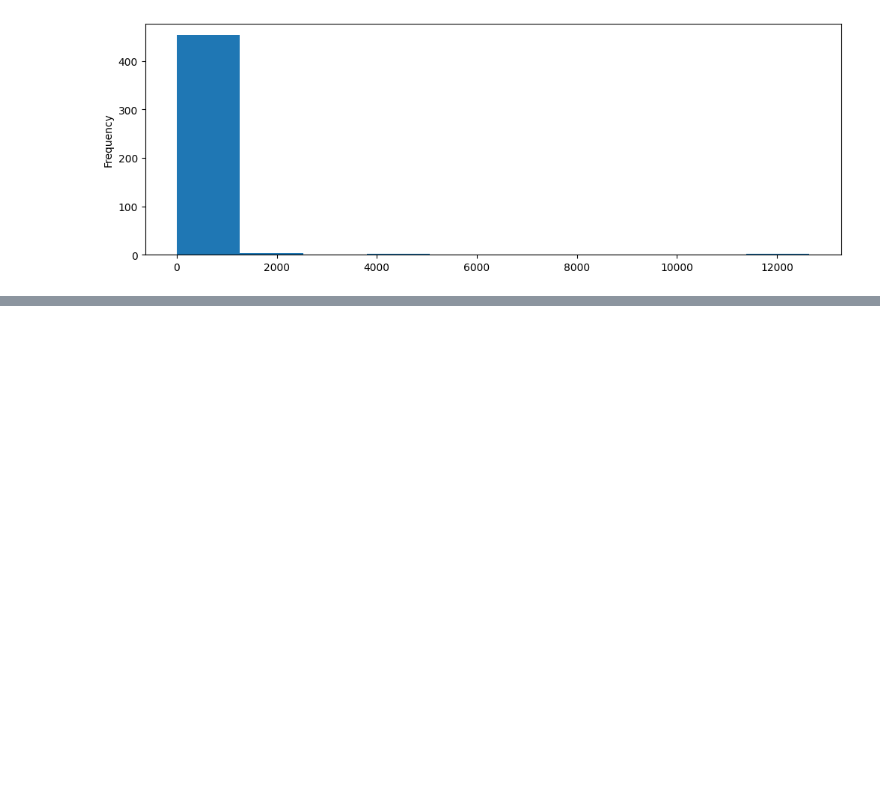
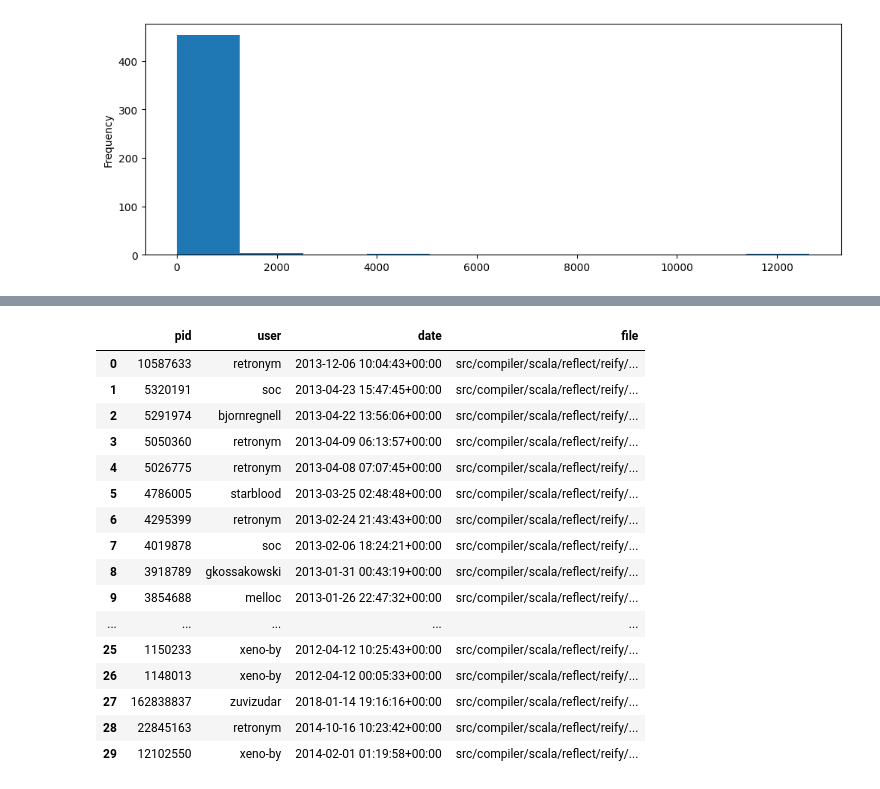
Before and after one commit to nsfoliveira/DataScience_and_DataAnalysis, a Jupyter notebook: Projeto_aHistoriaDaLinguagemScala/Projeto_aHistoriaDoGithubDaLinguagemScala.ipynb, the cells around one changed output, grey strips where cells are left out. Drawn from its saved outputs; the diff is of its cells as text; code cells hidden in the pictures; blank space fills up the shorter version.

```diff
--- a/Projeto_aHistoriaDaLinguagemScala/Projeto_aHistoriaDoGithubDaLinguagemScala.ipynb
+++ b/Projeto_aHistoriaDaLinguagemScala/Projeto_aHistoriaDoGithubDaLinguagemScala.ipynb
@@ -205,0 +323,5 @@ by_user.plot(kind='hist', figsize = (12,4))
+# %%
+file = 'src/compiler/scala/reflect/reify/phases/Calculate.scala'
+
+# SSelecionando apenas os pull requests que alteraram nosso arquivo de interesse
+file_pr = pulls_files[pulls_files['file'] == fil
@@ -205,0 +342,22 @@ by_user.plot(kind='hist', figsize = (12,4))
+# %%
+# Juntando com o dataframe pulls para obter os dados de usuários
+joined_pr = pulls.merge(file_pr, on='pid')
+joined_pr
+# %% [output]
+|  | pid | user | date | file |
+| 0 | 10587633 | retronym | 2013-12-06 10:04:43+00:00 | src/compiler/scala/reflect/reify/... |
+| 1 | 5320191 | soc | 2013-04-23 15:47:45+00:00 | src/compiler/scala/reflect/reify/... |
+| 2 | 5291974 | bjornregnell | 2013-04-22 13:56:06+00:00 | src/compiler/scala/reflect/reify/... |
+| 3 | 5050360 | retronym | 2013-04-09 06:13:57+00:00 | src/compiler/scala/reflect/reify/... |
+| 4 | 5026775 | retronym | 2013-04-08 07:07:45+00:00 | src/compiler/scala/reflect/reify/... |
+| 5 | 4786005 | starblood | 2013-03-25 02:48:48+00:00 | src/compiler/scala/reflect/reify/... |
+| 6 | 4295399 | retronym | 2013-02-24 21:43:43+00:00 | src/compiler/scala/reflect/reify/... |
+| 7 | 4019878 | soc | 2013-02-06 18:24:21+00:00 | src/compiler/scala/reflect/reify/... |
+| 8 | 3918789 | gkossakowski | 2013-01-31 00:43:19+00:00 | src/compiler/scala/reflect/reify/... |
+| 9 | 3854688 | melloc | 2013-01-26 22:47:32+00:00 | src/compiler/scala/reflect/reify/... |
+| ... | ... | ... | ... | ... |
+| 25 | 1150233 | xeno-by | 2012-04-12 10:25:43+00:00 | src/compiler/scala/reflect/reify/... |
+| 26 | 1148013 | xeno-by | 2012-04-12 00:05:33+00:00 | src/compiler/scala/reflect/reify/... |
+| 27 | 162838837 | zuvizudar | 2018-01-14 19:16:16+00:00 | src/compiler/scala/reflect/reify/... |
+| 28 | 22845163 | retronym | 2014-10-16 10:23:42+00:00 | src/compiler/scala/reflect/reify/... |
+| 29 | 12102550 | xeno-by | 2014-02-01 01:19:58+00:00 | src/compiler/scala/reflect/reify/... |
```
Also changed, not shown: parts of 17 cells of this notebook.
